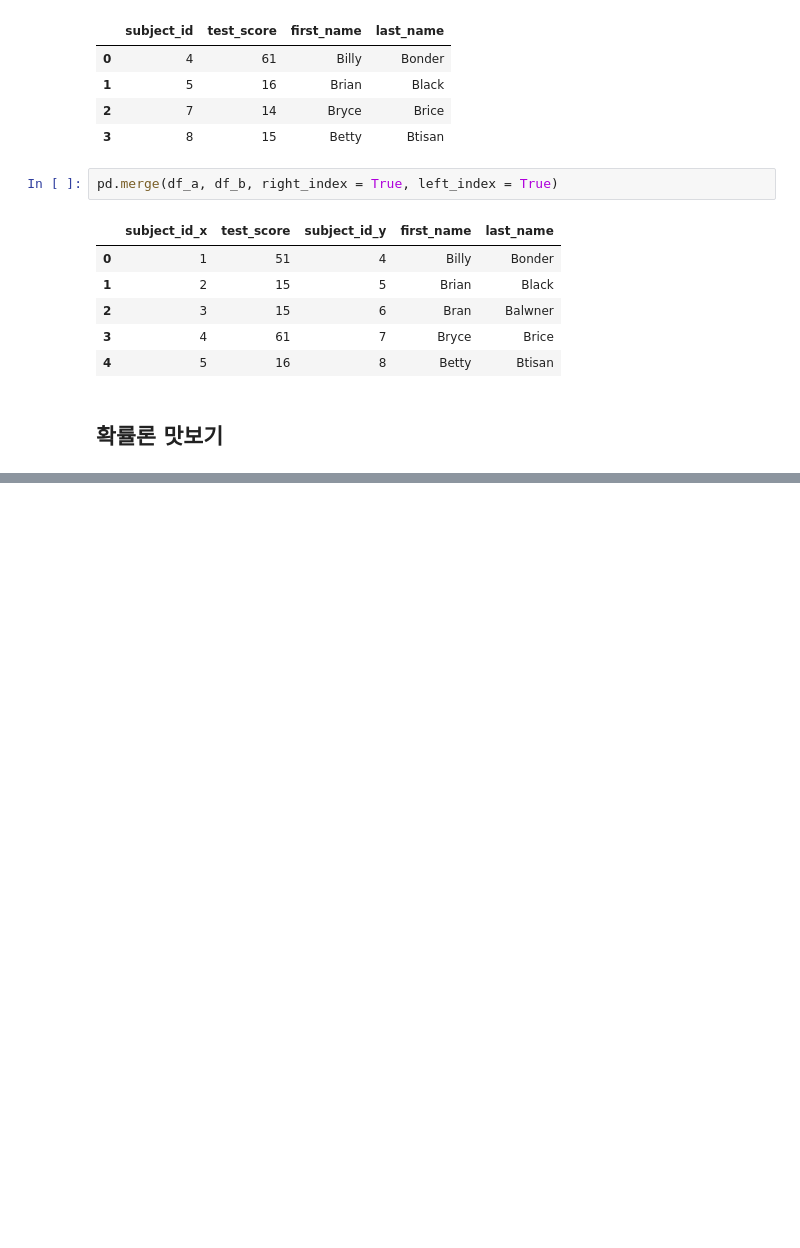
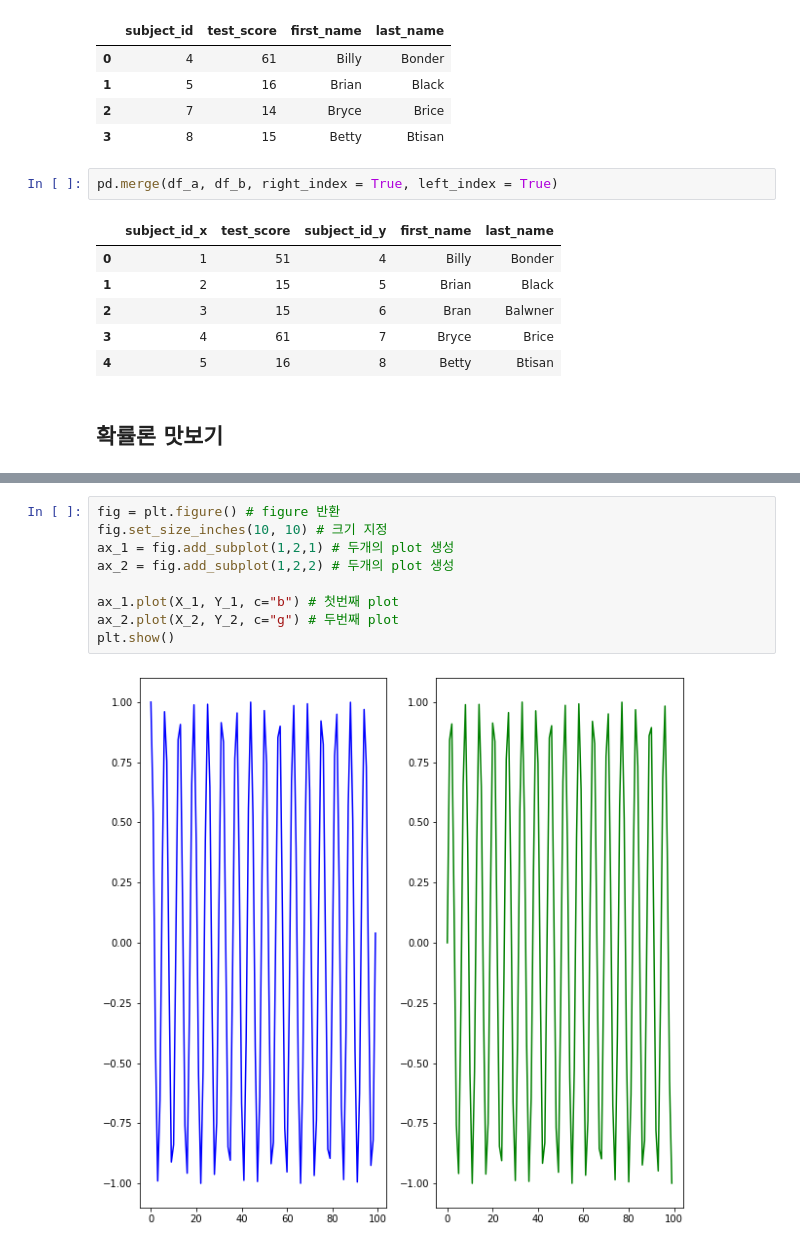
Before and after one commit to JaeHong-Park987/studying, a Jupyter notebook: 9기/4주차/기초튼튼, 수학튼튼.ipynb, the cells around one changed output, grey strips where cells are left out. Saved outputs shown, nothing was run; the diff lists cells and outputs as text; blank space fills up the shorter version.

```diff
--- a/9기/4주차/기초튼튼, 수학튼튼.ipynb
+++ b/9기/4주차/기초튼튼, 수학튼튼.ipynb
@@ -1620,0 +1700,11 @@ pd.merge(df_a, df_b, right_index = True, left_index = True)
+# %%
+fig = plt.figure() # figure 반환
+fig.set_size_inches(10, 10) # 크기 지정
+ax_1 = fig.add_subplot(1,2,1) # 두개의 plot 생성
+ax_2 = fig.add_subplot(1,2,2) # 두개의 plot 생성
+
+ax_1.plot(X_1, Y_1, c="b") # 첫번째 plot
+ax_2.plot(X_2, Y_2, c="g") # 두번째 plot
+plt.show()
+# %% [output]
+[figure, added]
```
Also changed, not shown: parts of 40 cells of this notebook.
